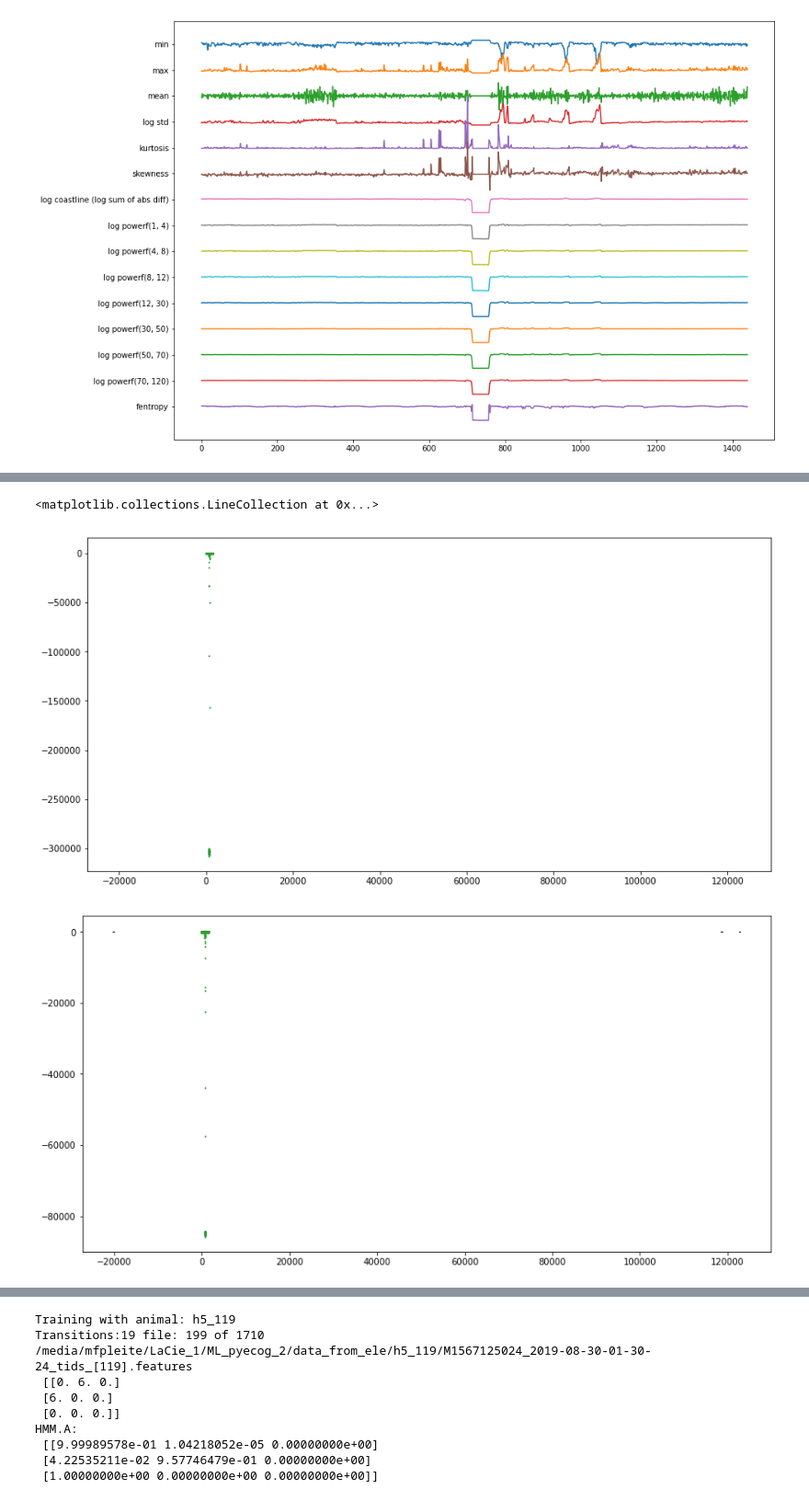
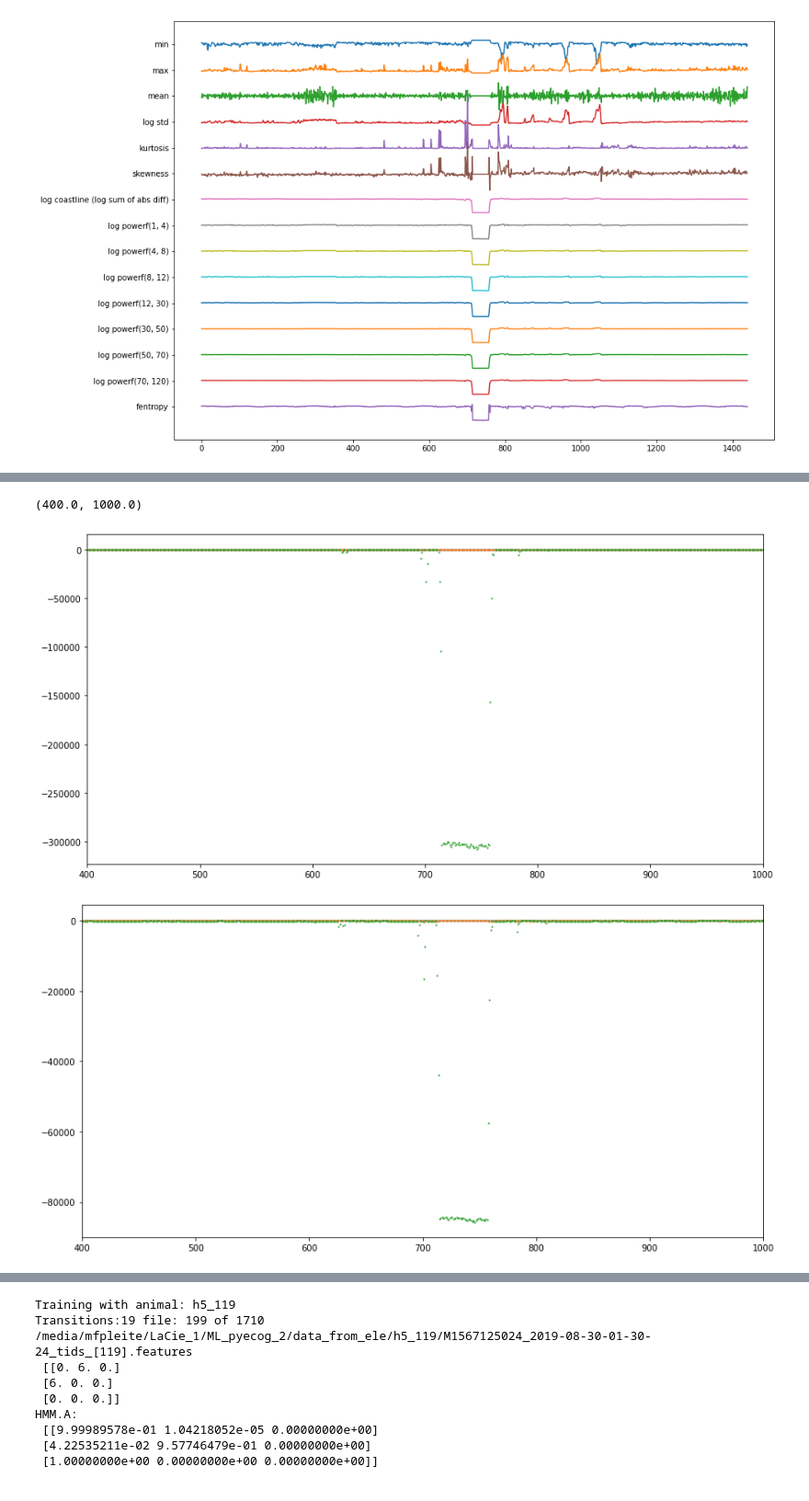
Before and after one commit to KullmannLab/pyecog2, a Jupyter notebook: Notebooks/Classifier Tests-Copy1.ipynb, the cells around one changed output, grey strips where cells are left out. Shown at 92% size. Saved outputs shown, nothing was run; the diff lists cells and outputs as text; code cells hidden in the pictures.

```diff
--- a/Notebooks/Classifier Tests-Copy1.ipynb
+++ b/Notebooks/Classifier Tests-Copy1.ipynb
@@ -187,38 +200,38 @@ seizures_LL = MVGD_LL(seizures,seizures_mu,seizures_cov_i,no_scale=True)
 blank_bias = np.log(len(blanks)/(len(blanks)+len(seizures)))
 seizure_bias = np.log(len(seizures)/(len(blanks)+len(seizures)))
 
 
 b_LL = MVGD_LL(f_vec_d,blanks_mu,blanks_cov_i)+ blank_bias
 s_LL = MVGD_LL(f_vec_d,seizures_mu,seizures_cov_i)+ seizure_bias
 b_LLr = MVGD_LL(f_vec_d,blanks_mu,blanks_cov_ir) + blank_bias
 s_LLr = MVGD_LL(f_vec_d,seizures_mu,seizures_cov_ir) + seizure_bias
 
 LL = np.array([b_LL.T,s_LL.T]).T
 p  = LL2prob(LL)
 
 LLr = np.array([b_LLr.T,s_LLr.T]).T
 pr  = LL2prob(LLr)
 
 plt.figure(figsize=(14,7))
 plt.plot(p[:,1]*200,'.',markersize=2)
 plt.plot(pr[:,1]*200,'.',markersize=1,color = [1,0,0,1])
 plt.plot(b_LL,'.',markersize=2)
 plt.plot(s_LL,'.',markersize=2)
 plt.vlines(starts[1:],-200,0,linestyles=':')
 plt.vlines(ends[1:],-200,0,linestyles=':')
-# plt.xlim(400,1000)
+plt.xlim(400,1000)
 
 plt.figure(figsize=(14,7))
 plt.plot(pr[:,1]*200,'.',markersize=2)
 plt.plot(b_LLr,'.',markersize=2)
 plt.plot(s_LLr,'.',markersize=2)
 plt.vlines(starts[1:],-200,0,linestyles=':')
 plt.vlines(ends[1:],-200,0,linestyles=':')
-# plt.xlim(400,1000)
+plt.xlim(400,1000)
 # %% [output]
-<matplotlib.collections.LineCollection at 0x...>
+(400.0, 1000.0)
-[figure, old version]
+[figure, new version]
-[figure, old version]
+[figure, new version]
 # %%
 plt.figure(figsize=(10,10))
 dof = f_vec.shape[1]
```
Also changed, not shown: parts of 10 cells of this notebook, 14 other files.
